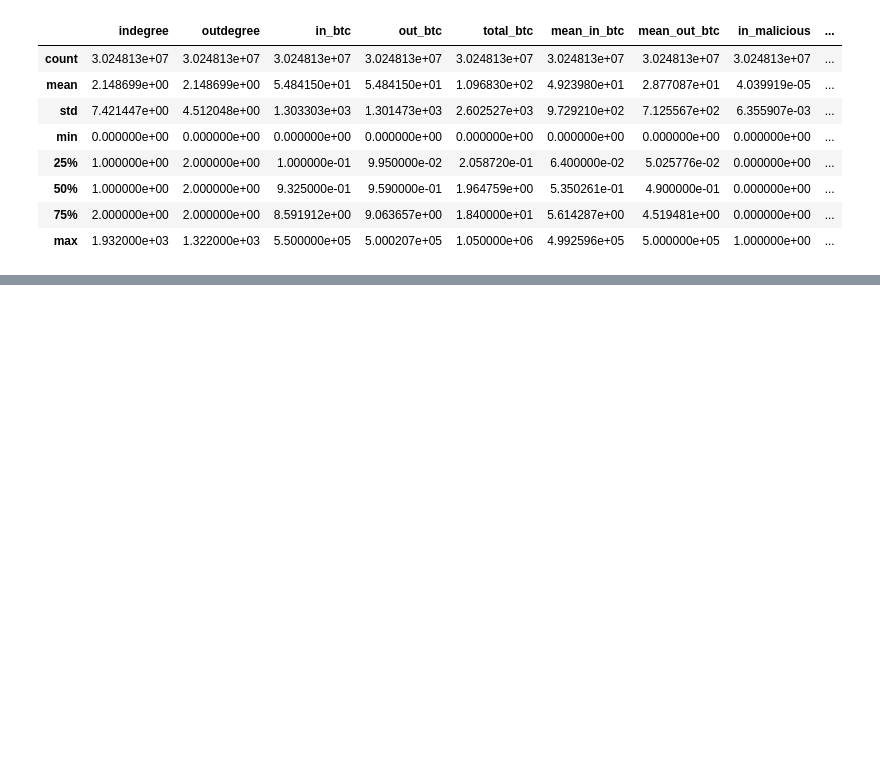
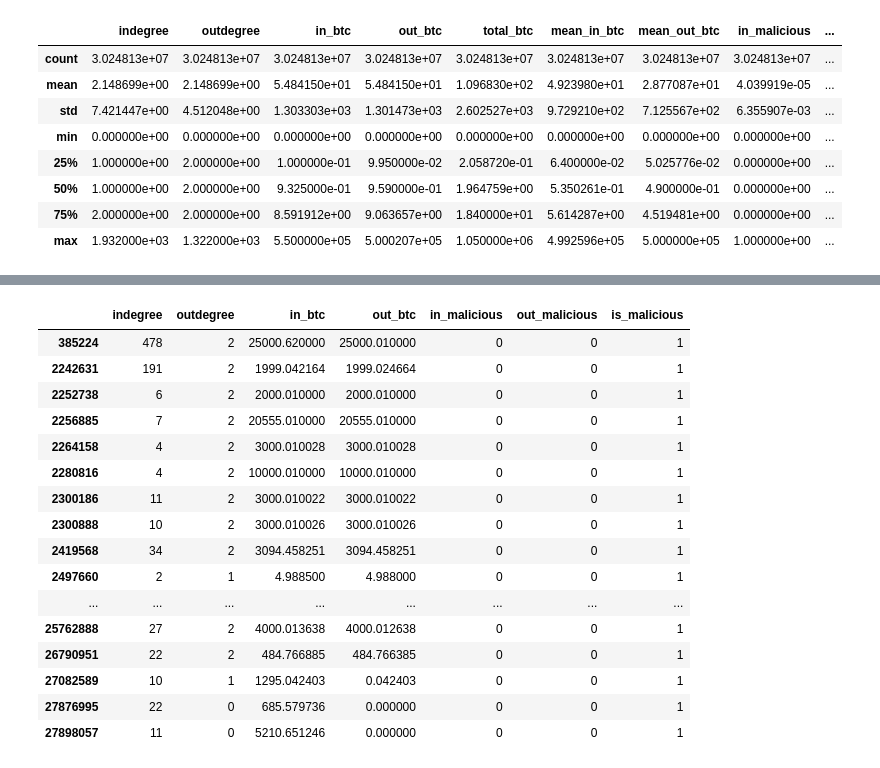
Before and after one commit to code-dev-g/BlockchainAnomalyDetection, a Jupyter notebook: MachineLearning/data_preproc.ipynb, the cells around one changed output, grey strips where cells are left out. Cells and saved outputs as stored; diff of their text form; code cells hidden in the pictures; blank space fills up the shorter version.

```diff
--- a/MachineLearning/data_preproc.ipynb
+++ b/MachineLearning/data_preproc.ipynb
@@ -64,6 +64,26 @@ data.head()
 | 3 | a16f3ce4dd5deb92d98ef5cf8afeaf077... | 1 | 1 | 40.0 | 30.0 | 70.0 | 0 | 0 | 0 |
 | 4 | 591e91f809d716912ca1d4a9295e70c3e... | 1 | 2 | 30.0 | 30.0 | 60.0 | 0 | 0 | 0 |
 # %%
-data.drop(columns=['tx_hash'], inplace=True)
+data.drop(columns=['tx_hash','total_btc'], inplace=True)
 # %%
 data.to_csv('../Data/main_data.csv', index=False)
+# %%
+data[data['is_malicious'] == 1]
+# %% [output]
+|  | indegree | outdegree | in_btc | out_btc | in_malicious | out_malicious | is_malicious |
+| 385224 | 478 | 2 | 25000.620000 | 25000.010000 | 0 | 0 | 1 |
+| 2242631 | 191 | 2 | 1999.042164 | 1999.024664 | 0 | 0 | 1 |
+| 2252738 | 6 | 2 | 2000.010000 | 2000.010000 | 0 | 0 | 1 |
+| 2256885 | 7 | 2 | 20555.010000 | 20555.010000 | 0 | 0 | 1 |
+| 2264158 | 4 | 2 | 3000.010028 | 3000.010028 | 0 | 0 | 1 |
+| 2280816 | 4 | 2 | 10000.010000 | 10000.010000 | 0 | 0 | 1 |
+| 2300186 | 11 | 2 | 3000.010022 | 3000.010022 | 0 | 0 | 1 |
+| 2300888 | 10 | 2 | 3000.010026 | 3000.010026 | 0 | 0 | 1 |
+| 2419568 | 34 | 2 | 3094.458251 | 3094.458251 | 0 | 0 | 1 |
+| 2497660 | 2 | 1 | 4.988500 | 4.988000 | 0 | 0 | 1 |
+| ... | ... | ... | ... | ... | ... | ... | ... |
+| 25762888 | 27 | 2 | 4000.013638 | 4000.012638 | 0 | 0 | 1 |
+| 26790951 | 22 | 2 | 484.766885 | 484.766385 | 0 | 0 | 1 |
+| 27082589 | 10 | 1 | 1295.042403 | 0.042403 | 0 | 0 | 1 |
+| 27876995 | 22 | 0 | 685.579736 | 0.000000 | 0 | 0 | 1 |
+| 27898057 | 11 | 0 | 5210.651246 | 0.000000 | 0 | 0 | 1 |
```
Also changed, not shown: 13 other files.
